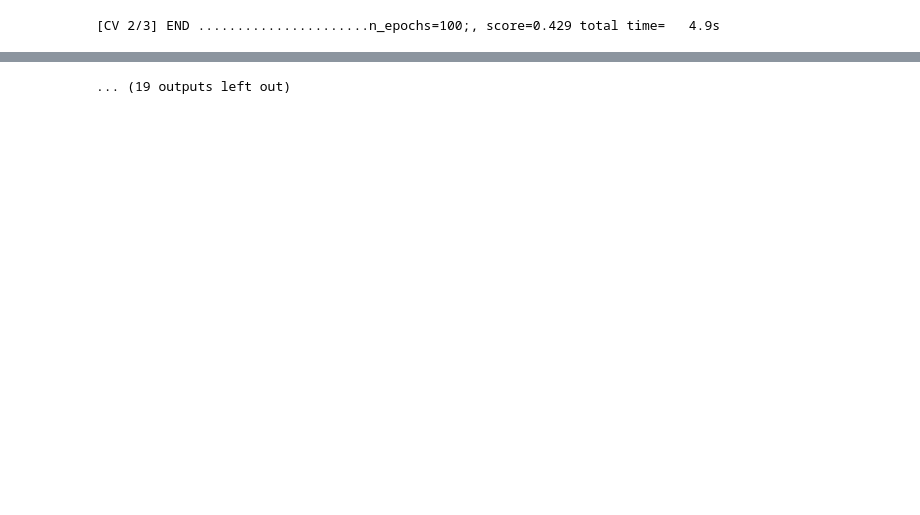
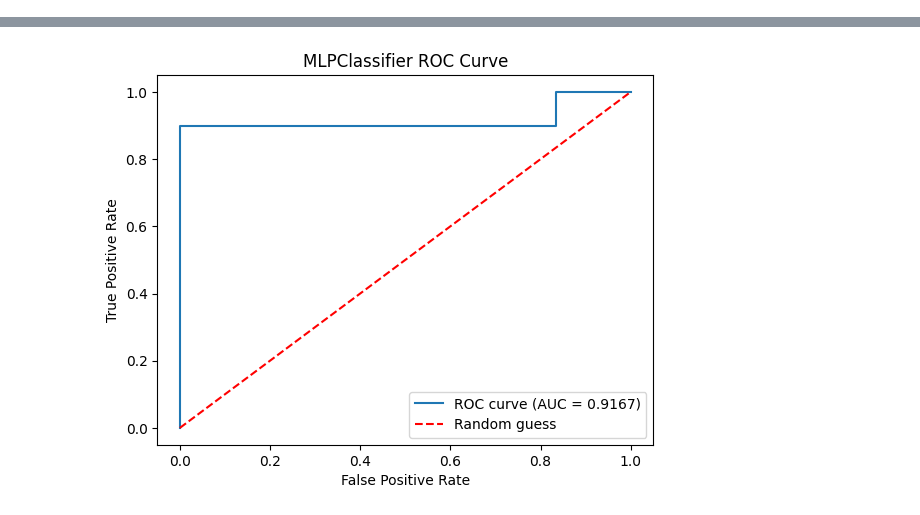
Before and after one commit to Zerve-AI/pypelines, a Jupyter notebook: pypeline_example.ipynb, the cells around one changed output, grey strips where cells are left out. Saved outputs shown, nothing was run; the diff lists cells and outputs as text; code cells hidden in the pictures; blank space fills up the shorter version.

Commit message:
adda fcn, inceptiontime, mlp models

```diff
--- a/pypeline_example.ipynb
+++ b/pypeline_example.ipynb
@@ -43,65 +43,65 @@ model_comparison_list = []
 ##### End of Data Processing Pipeline #####
 
 
-##### Model Pipeline for LSTMFCN TS_Classifier #####
+##### Model Pipeline for MLP #####
 
-from sktime.classification.deep_learning.lstmfcn import LSTMFCNClassifier
+from sktime.classification.deep_learning.mlp import MLPClassifier
 from sklearn.model_selection import GridSearchCV
 from sklearn.metrics import accuracy_score,make_scorer,f1_score,precision_score,recall_score,roc_auc_score,roc_curve,auc
 import matplotlib.pyplot as plt
-LSTMFCNClassifier_param_grid = {
+MLPClassifier_param_grid = {
 "n_epochs": np.arange(100, 2000, 1000),
 }
 
-LSTMFCNClassifier_model = LSTMFCNClassifier()
+MLPClassifier_model = MLPClassifier()
 
 # Create the grid search
-LSTMFCNClassifier_grid_search = GridSearchCV(estimator=LSTMFCNClassifier_model, param_grid=LSTMFCNClassifier_param_grid, cv=3, scoring=make_scorer(accuracy_score), verbose=3)
-LSTMFCNClassifier_grid_search.fit(X_train, y_train)
+MLPClassifier_grid_search = GridSearchCV(estimator=MLPClassifier_model, param_grid=MLPClassifier_param_grid, cv=3, scoring=make_scorer(accuracy_score), verbose=3)
+MLPClassifier_grid_search.fit(X_train, y_train)
 
 # Get the best hyperparameters
-LSTMFCNClassifier_best_estimator = LSTMFCNClassifier_grid_search.best_estimator_
+MLPClassifier_best_estimator = MLPClassifier_grid_search.best_estimator_
 
 # Store results as a dataframe
-LSTMFCNClassifier_search_results = pd.DataFrame(LSTMFCNClassifier_grid_search.cv_results_)
+MLPClassifier_search_results = pd.DataFrame(MLPClassifier_grid_search.cv_results_)
 
 # Generate Predictions
-LSTMFCNClassifier_predictions = pd.DataFrame(LSTMFCNClassifier_best_estimator.predict(X_test))
-LSTMFCNClassifier_predictions_prob = LSTMFCNClassifier_best_estimator.predict_proba(X_test)
-LSTMFCNClassifier_predictions_prob_df = pd.DataFrame()
-LSTMFCNClassifier_predictions_prob_df[LSTMFCNClassifier_grid_search.classes_[0]] = LSTMFCNClassifier_predictions_prob[:,0]
-LSTMFCNClassifier_predictions_prob_df[LSTMFCNClassifier_grid_search.classes_[1]] = LSTMFCNClassifier_predictions_prob[:,1]
+MLPClassifier_predictions = pd.DataFrame(MLPClassifier_best_estimator.predict(X_test))
+MLPClassifier_predictions_prob = MLPClassifier_best_estimator.predict_proba(X_test)
+MLPClassifier_predictions_prob_df = pd.DataFrame()
+MLPClassifier_predictions_prob_df[MLPClassifier_grid_search.classes_[0]] = MLPClassifier_predictions_prob[:,0]
+MLPClassifier_predictions_prob_df[MLPClassifier_grid_search.classes_[1]] = MLPClassifier_predictions_prob[:,1]
 
 
 # Generate Model Metrics
-LSTMFCNClassifier_accuracy = accuracy_score(y_test, LSTMFCNClassifier_predictions.iloc[:,0])
-LSTMFCNClassifier_f1_score = f1_score(y_test, LSTMFCNClassifier_predictions.iloc[:,0],pos_label='2')
-LSTMFCNClassifier_precision = precision_score(y_test, LSTMFCNClassifier_predictions.iloc[:,0],pos_label='2')
-LSTMFCNClassifier_recall = recall_score(y_test, LSTMFCNClassifier_predictions.iloc[:,0],pos_label='2')
-LSTMFCNClassifier_roc_auc_score = roc_auc_score(y_test, LSTMFCNClassifier_predictions_prob_df[LSTMFCNClassifier_grid_search.classes_[1]])
-LSTMFCNClassifier_performance_metrics = [['LSTMFCNClassifier','accuracy',LSTMFCNClassifier_accuracy],
-                                  ['LSTMFCNClassifier','f1_score',LSTMFCNClassifier_f1_score],
-                                  ['LSTMFCNClassifier','precision', LSTMFCNClassifier_precision],
-                                  ['LSTMFCNClassifier','recall', LSTMFCNClassifier_recall],
-                                  ['LSTMFCNClassifier','roc_auc_score', LSTMFCNClassifier_roc_auc_score]]
-LSTMFCNClassifier_performance_metrics = pd.DataFrame(LSTMFCNClassifier_performance_metrics, columns=['model','metric', 'value'])
-fpr, tpr, thresholds = roc_curve(y_test, LSTMFCNClassifier_predictions_prob_df[LSTMFCNClassifier_grid_search.classes_[1]],pos_label='2')
+MLPClassifier_accuracy = accuracy_score(y_test, MLPClassifier_predictions.iloc[:,0])
+MLPClassifier_f1_score = f1_score(y_test, MLPClassifier_predictions.iloc[:,0],pos_label='2')
+MLPClassifier_precision = precision_score(y_test, MLPClassifier_predictions.iloc[:,0],pos_label='2')
+MLPClassifier_recall = recall_score(y_test, MLPClassifier_predictions.iloc[:,0],pos_label='2')
+MLPClassifier_roc_auc_score = roc_auc_score(y_test, MLPClassifier_predictions_prob_df[MLPClassifier_grid_search.classes_[1]])
+MLPClassifier_performance_metrics = [['MLPClassifier','accuracy',MLPClassifier_accuracy],
+                                  ['MLPClassifier','f1_score',MLPClassifier_f1_score],
+                                  ['MLPClassifier','precision', MLPClassifier_precision],
+                                  ['MLPClassifier','recall', MLPClassifier_recall],
+                                  ['MLPClassifier','roc_auc_score', MLPClassifier_roc_auc_score]]
+MLPClassifier_performance_metrics = pd.DataFrame(MLPClassifier_performance_metrics, columns=['model','metric', 'value'])
+fpr, tpr, thresholds = roc_curve(y_test, MLPClassifier_predictions_prob_df[MLPClassifier_grid_search.classes_[1]],pos_label='2')
 roc_auc = auc(fpr, tpr)
 
 # ROC Curve plot
-LSTMFCNClassifier_roc_auc_plot, LSTMFCNClassifier_roc_auc_plot_ax = plt.subplots()
-LSTMFCNClassifier_roc_auc_plot_ax.plot(fpr, tpr, label=f'ROC curve (AUC = {roc_auc:.4f})')
-LSTMFCNClassifier_roc_auc_plot_ax.plot([0, 1], [0, 1], 'r--', label='Random guess')
+MLPClassifier_roc_auc_plot, MLPClassifier_roc_auc_plot_ax = plt.subplots()
+MLPClassifier_roc_auc_plot_ax.plot(fpr, tpr, label=f'ROC curve (AUC = {roc_auc:.4f})')
+MLPClassifier_roc_auc_plot_ax.plot([0, 1], [0, 1], 'r--', label='Random guess')
 # Set axis labels and title
-LSTMFCNClassifier_roc_auc_plot_ax.set_xlabel('False Positive Rate')
-LSTMFCNClassifier_roc_auc_plot_ax.set_ylabel('True Positive Rate')
-LSTMFCNClassifier_roc_auc_plot_ax.set_title(f'LSTMFCNClassifier ROC Curve')
+MLPClassifier_roc_auc_plot_ax.set_xlabel('False Positive Rate')
+MLPClassifier_roc_auc_plot_ax.set_ylabel('True Positive Rate')
+MLPClassifier_roc_auc_plot_ax.set_title(f'MLPClassifier ROC Curve')
 # Add legend
-LSTMFCNClassifier_roc_auc_plot_ax.legend()
+MLPClassifier_roc_auc_plot_ax.legend()
 
 
-print(LSTMFCNClassifier_performance_metrics[LSTMFCNClassifier_performance_metrics['metric'] == 'roc_auc_score'])
-model_comparison_list.append(LSTMFCNClassifier_performance_metrics)##### End of Model Pipeline for LSTMFCN TS_Classifier #####
+print(MLPClassifier_performance_metrics[MLPClassifier_performance_metrics['metric'] == 'roc_auc_score'])
+model_comparison_list.append(MLPClassifier_performance_metrics)##### End of Model Pipeline for MLP #####
 ##### Model Comparison #####
 table = pd.concat(model_comparison_list)
 table = table.sort_values(by=['value'], ascending=False)
@@ -170 +139,0 @@ Fitting 3 folds for each of 2 candidates, totalling 6 fits
-[CV 2/3] END ......................n_epochs=100;, score=0.429 total time=   4.9s
@@ -190 +140 @@ Fitting 3 folds for each of 2 candidates, totalling 6 fits
-... (19 outputs left out)
+[figure, added]
```
Also changed, not shown: parts of 2 cells of this notebook, 6 other files.
